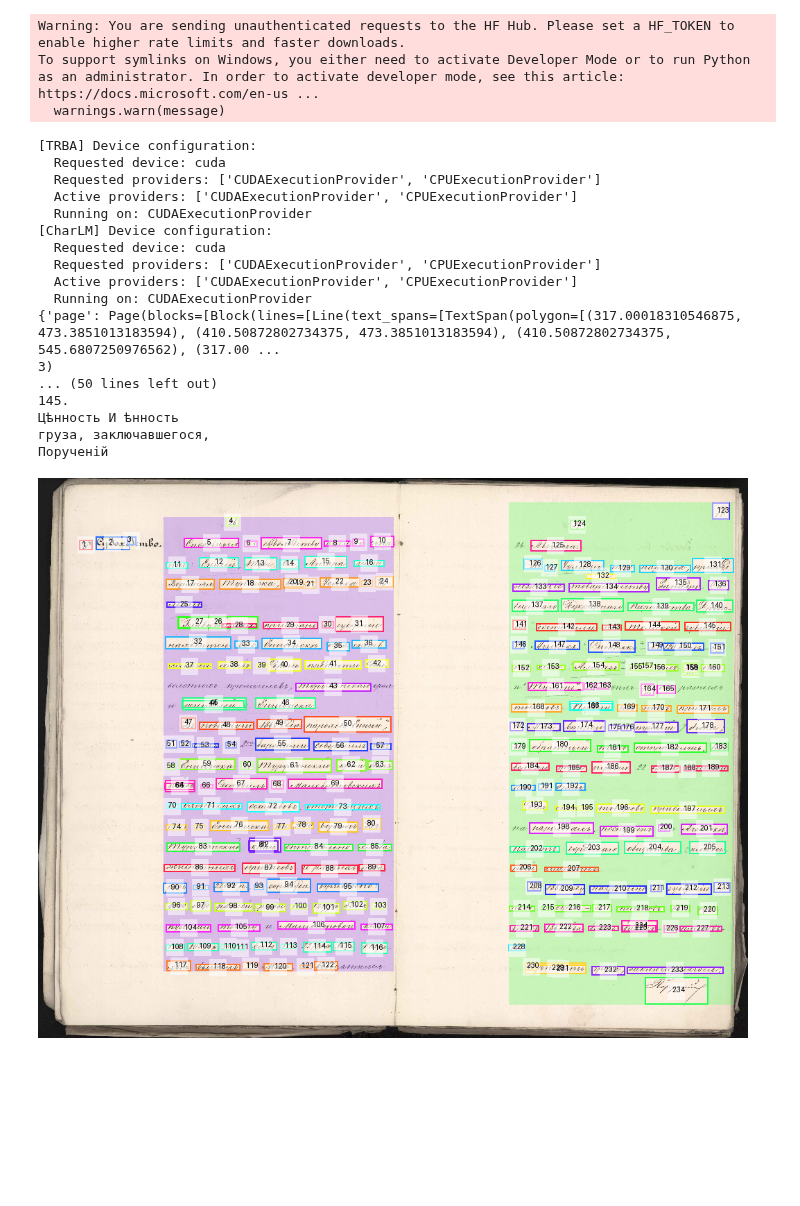
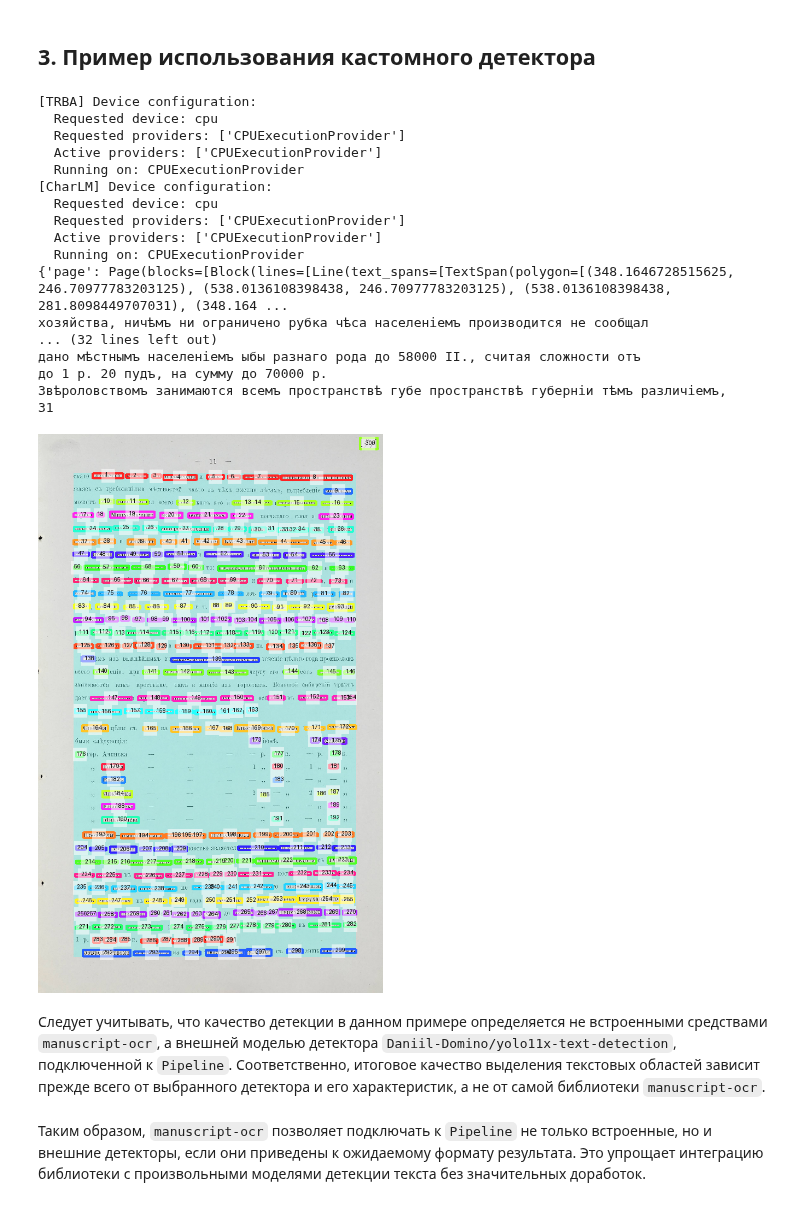
Before and after one commit to konstantinkozhin/manuscript-ocr, a Jupyter notebook: notebooks/Пример_запуска_pipeline_с_yolo.ipynb, the cells around one changed output. Saved outputs shown, nothing was run; the diff lists cells and outputs as text; code cells hidden in the pictures; blank space fills up the shorter version.

```diff
--- a/notebooks/Пример_запуска_pipeline_с_yolo.ipynb
+++ b/notebooks/Пример_запуска_pipeline_с_yolo.ipynb
@@ -96,55 +137,76 @@ class YoloDetector:
+# %% [markdown]
+## 3. Пример использования кастомного детектора
 # %%
+from pathlib import Path
+from urllib.request import urlretrieve
+
 from huggingface_hub import hf_hub_download
 
 from manuscript import Pipeline
 from manuscript.utils.visualization import visualize_page
 from manuscript.recognizers import TRBA
 from manuscript.correctors import CharLM
 
+# Скачиваем модель детектора с Hugging Face Hub
+model_path = hf_hub_download(
+    repo_id="Daniil-Domino/yolo11x-text-detection",
+    filename="model.pt"
+)
 
-model_path = hf_hub_download(repo_id="Daniil-Domino/yolo11x-text-detection", filename="model.pt")
-image_path = r"C:\Users\USER\manuscript-ocr-2\example\ocr_example_image.jpg"
+# Скачиваем пример изображения из основного репозитория
+image_url = "https://raw.githubusercontent.com/konstantinkozhin/manuscript-ocr/main/example/images/img2.jpeg"
+image_path = Path("img2.jpeg")
+
+if not image_path.exists():
+    urlretrieve(image_url, image_path)
 
 pipeline = Pipeline(
     detector=YoloDetector(
         weights=model_path,
         conf=0.25,
-    ), # Детектор Daniil-Domino/yolo11x-text-detection, совместимый с manuscript благодаря классу-обёртке YoloDetector
-    recognizer=TRBA(weights="trba_lite_g1"),
-    corrector=CharLM(weights="modern_charlm_g1"),
+    ),  # Детектор Daniil-Domino/yolo11x-text-detection, совместимый с manuscript благодаря классу-обёртке YoloDetector
+    recognizer=TRBA(weights="trba_lite_g1"),  # Внутренняя модель для распознавания текста
+    corrector=CharLM(weights="modern_charlm_g1"),  # Внутренняя модель для корректировки распознанного текста
 )
 
 # Запуск пайплайна
-result = pipeline.predict(image_path)
+result = pipeline.predict(str(image_path))
 
 # Весь объект результата
 print(result)
 
 # Текст
 text = pipeline.get_text(result["page"])
 print(text)
 
 # Визуализация
-visualize_page(image_path, result["page"], show_lines=False, show_numbers=True, max_size = 1024)
+visualize_page(
+    str(image_path),
+    result["page"],
+    show_lines=False,
+    show_numbers=True,
+    max_size=1024,
+)
 # %% [output]
-Warning: You are sending unauthenticated requests to the HF Hub. Please set a HF_TOKEN to enable higher rate limits and faster downloads.
-To support symlinks on Windows, you either need to activate Developer Mode or to run Python as an administrator. In order to activate developer mode, see this article: https://docs.microsoft.com/en-us ...
-  warnings.warn(message)
+[TRBA] Device configuration:
+  Requested device: cpu
+  Requested providers: ['CPUExecutionProvider']
+  Active providers: ['CPUExecutionProvider']
+  Running on: CPUExecutionProvider
+[CharLM] Device configuration:
+  Requested device: cpu
+  Requested providers: ['CPUExecutionProvider']
+  Active providers: ['CPUExecutionProvider']
+  Running on: CPUExecutionProvider
+{'page': Page(blocks=[Block(lines=[Line(text_spans=[TextSpan(polygon=[(348.1646728515625, 246.70977783203125), (538.0136108398438, 246.70977783203125), (538.0136108398438, 281.8098449707031), (348.164 ...
+хозяйства, ничѣмъ ни ограничено рубка чѣса населенiемъ производится не сообщал
+... (32 lines left out)
+дано мѣстнымъ населенiемъ ыбы разнаго рода до 58000 II., считая сложности отъ
+до 1 р. 20 пудъ, на сумму до 70000 р.
+Звѣроловствомъ занимаются всемъ пространствѣ губе пространствѣ губернiи тѣмъ различiемъ,
+31
-[TRBA] Device configuration:
-  Requested device: cuda
-  Requested providers: ['CUDAExecutionProvider', 'CPUExecutionProvider']
-  Active providers: ['CUDAExecutionProvider', 'CPUExecutionProvider']
-  Running on: CUDAExecutionProvider
-[CharLM] Device configuration:
-  Requested device: cuda
-  Requested providers: ['CUDAExecutionProvider', 'CPUExecutionProvider']
-  Active providers: ['CUDAExecutionProvider', 'CPUExecutionProvider']
-  Running on: CUDAExecutionProvider
-{'page': Page(blocks=[Block(lines=[Line(text_spans=[TextSpan(polygon=[(317.00018310546875, 473.3851013183594), (410.50872802734375, 473.3851013183594), (410.50872802734375, 545.6807250976562), (317.00 ...
-3)
-... (50 lines left out)
-145.
-Цѣнность И ѣнность
-груза, заключавшегося,
-Порученiй
-[figure, old version]
+[figure, new version]
+# %% [markdown]
+Следует учитывать, что качество детекции в данном примере определяется не встроенными средствами `manuscript-ocr`, а внешней моделью детектора `Daniil-Domino/yolo11x-text-detection`, подключенной к `Pipeline`. Соответственно, итоговое качество выделения текстовых областей зависит прежде всего от выбранного детектора и его характеристик, а не от самой библиотеки `manuscript-ocr`.
+# %% [markdown]
+Таким образом, `manuscript-ocr` позволяет подключать к `Pipeline` не только встроенные, но и внешние детекторы, если они приведены к ожидаемому формату результата. Это упрощает интеграцию библиотеки с произвольными моделями детекции текста без значительных доработок.
```
Also changed, not shown: parts of 8 cells of this notebook, 13 other files.
